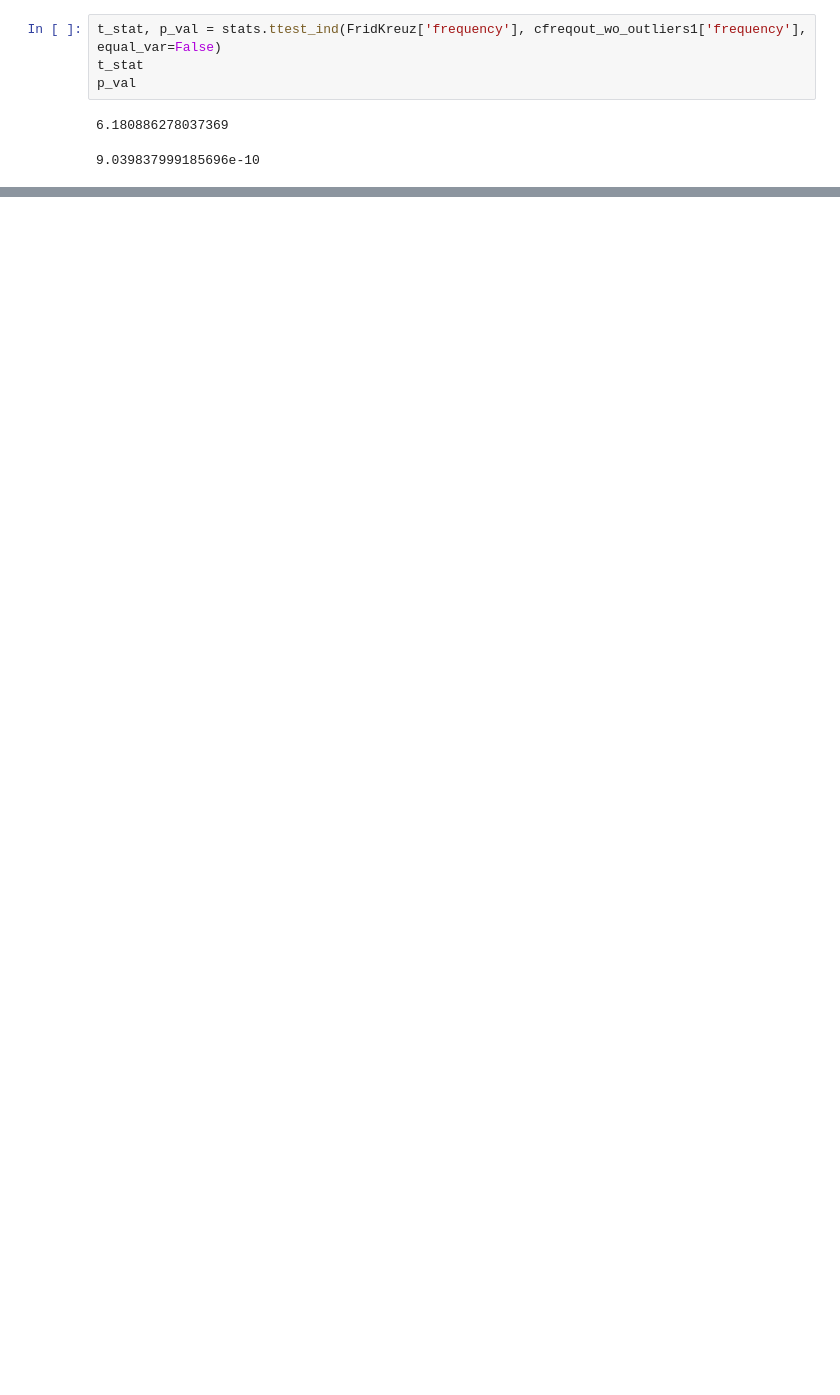
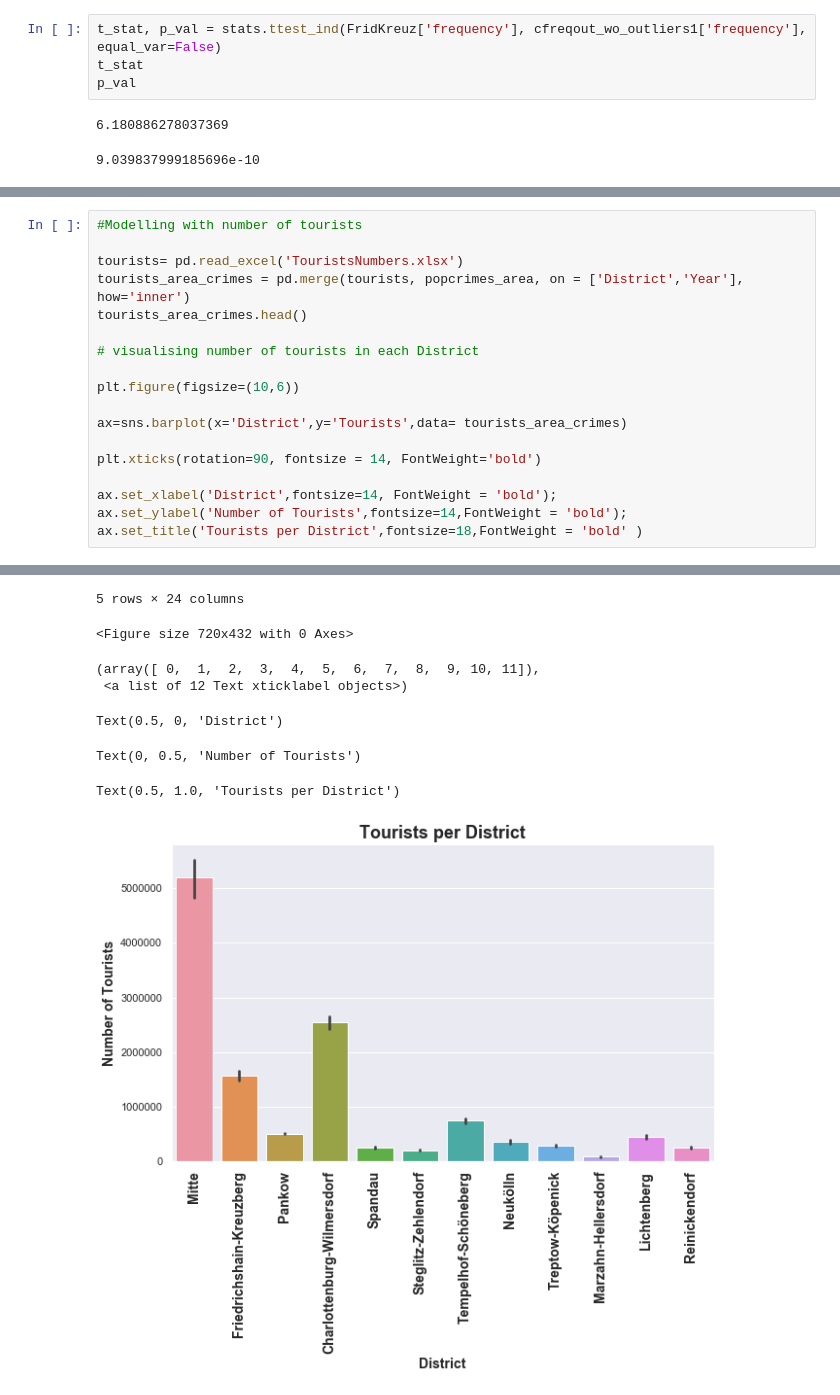
Before and after one commit to MilVas/Week-6-Project-Berlin-Crime, a Jupyter notebook: CrimeAndItsSpatialDistribution.ipynb, the cells around one changed output, grey strips where cells are left out. Saved outputs shown, nothing was run; the diff lists cells and outputs as text; blank space fills up the shorter version.

```diff
--- a/Milena2.ipynb
+++ b/CrimeAndItsSpatialDistribution.ipynb
@@ -1033,0 +1109,19 @@ p_val
+# %%
+#Modelling with number of tourists
+
+tourists= pd.read_excel('TouristsNumbers.xlsx')
+tourists_area_crimes = pd.merge(tourists, popcrimes_area, on = ['District','Year'], how='inner')
+tourists_area_crimes.head()
+
+# visualising number of tourists in each District
+
+plt.figure(figsize=(10,6))
+
+ax=sns.barplot(x='District',y='Tourists',data= tourists_area_crimes)
+
+plt.xticks(rotation=90, fontsize = 14, FontWeight='bold')
+
+ax.set_xlabel('District',fontsize=14, FontWeight = 'bold');
+ax.set_ylabel('Number of Tourists',fontsize=14,FontWeight = 'bold');
+ax.set_title('Tourists per District',fontsize=18,FontWeight = 'bold' )
+# %% [output]
@@ -1033,0 +1134,8 @@ p_val
+5 rows × 24 columns
+<Figure size 720x432 with 0 Axes>
+(array([ 0,  1,  2,  3,  4,  5,  6,  7,  8,  9, 10, 11]),
+ <a list of 12 Text xticklabel objects>)
+Text(0.5, 0, 'District')
+Text(0, 0.5, 'Number of Tourists')
+Text(0.5, 1.0, 'Tourists per District')
+[figure, added]
```
Also changed, not shown: parts of 41 cells of this notebook, 13 other files.
